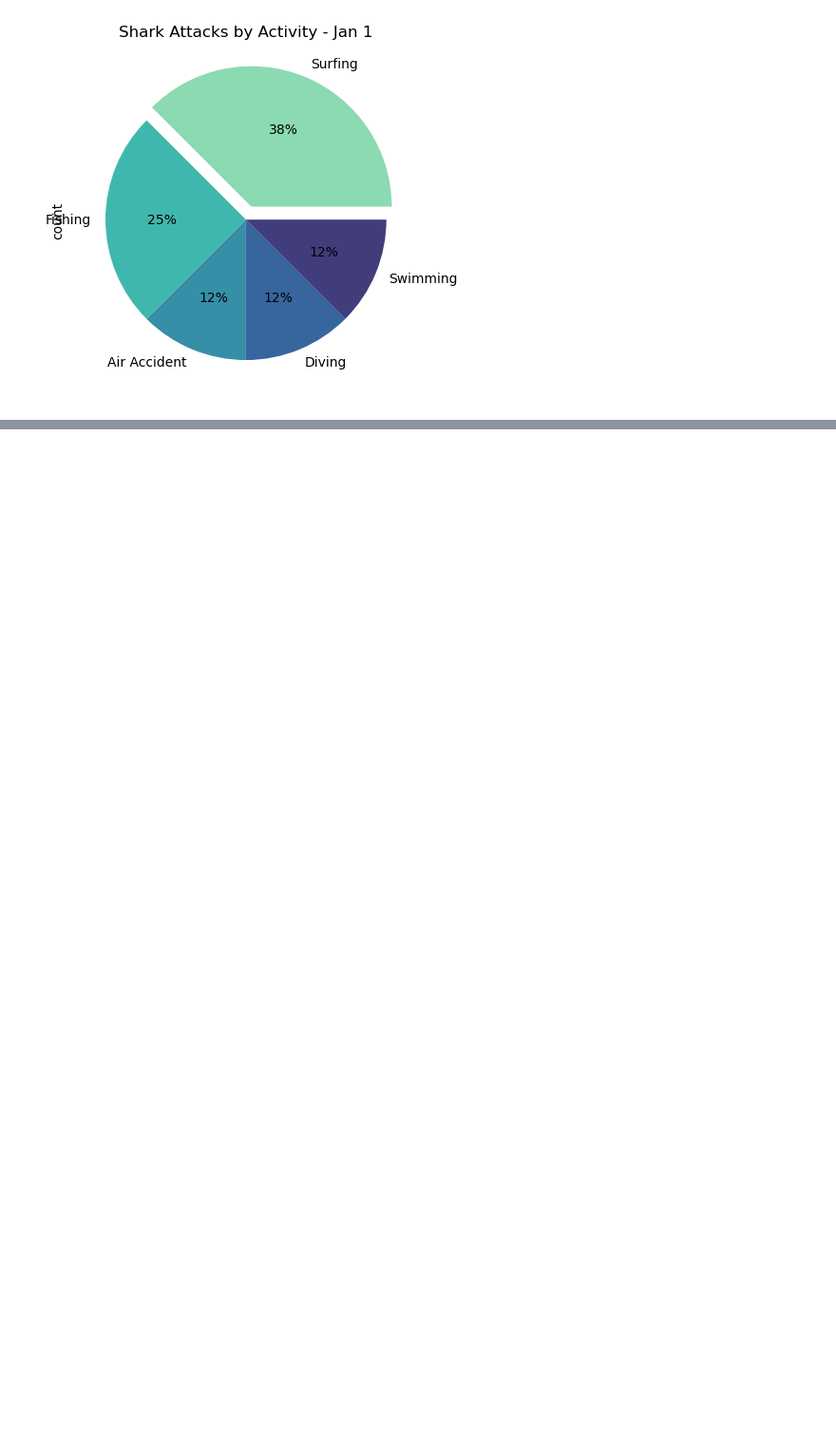
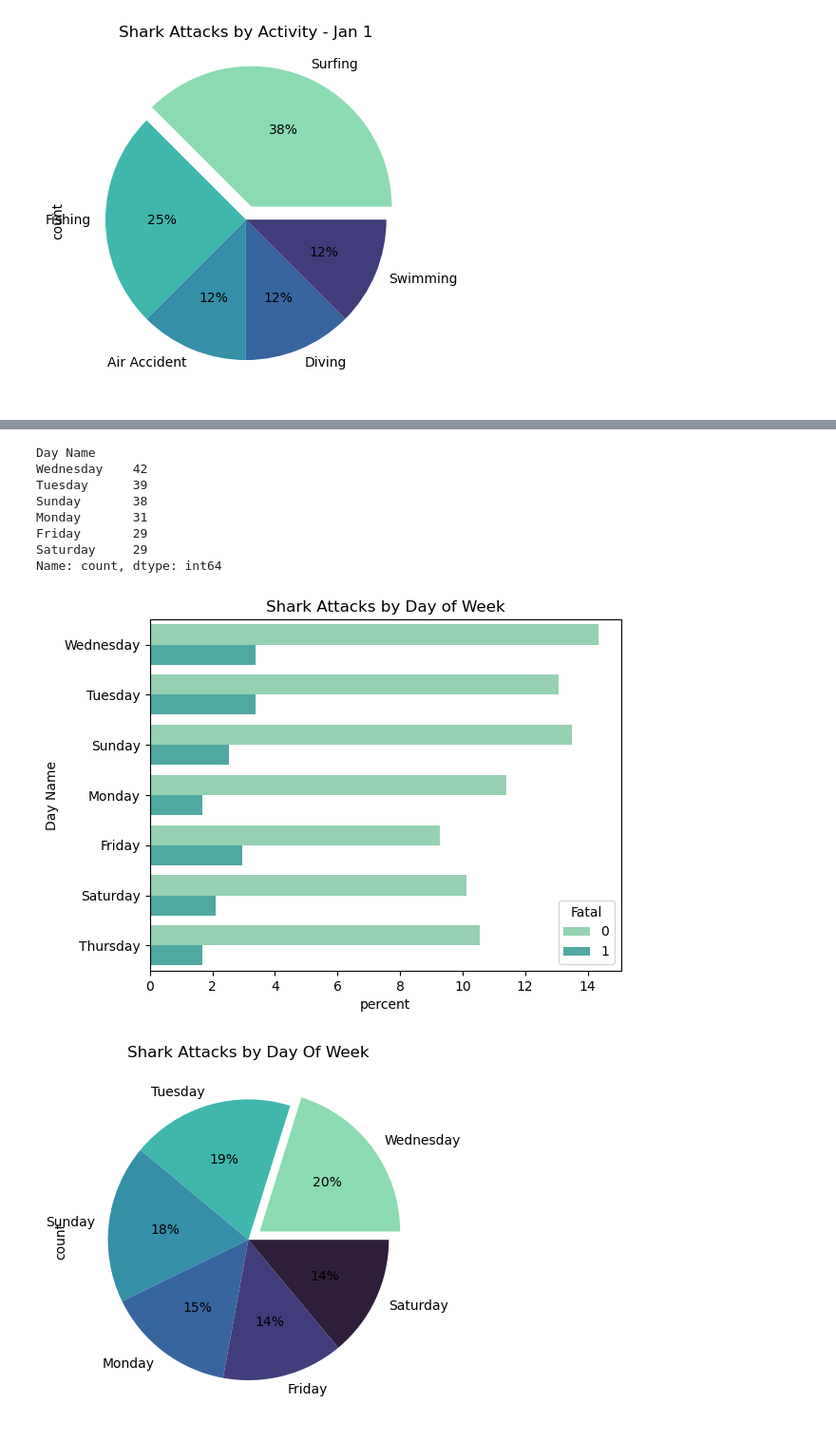
Before and after one commit to codevelvet/python-machine-learning, a Jupyter notebook: ml-models/shark-attacks/logistic-regression/hawaii/hi-explore-data-shark-attacks.ipynb, the cells around one changed output, grey strips where cells are left out. Shown: that part at 95% size. Cells and saved outputs as stored; diff of their text form; code cells hidden in the pictures; blank space fills up the shorter version.

```diff
--- a/ml-models/shark-attacks/logistic-regression/hawaii/hi-explore-data-shark-attacks.ipynb
+++ b/ml-models/shark-attacks/logistic-regression/hawaii/hi-explore-data-shark-attacks.ipynb
@@ -992 +1005,41 @@ Name: count, dtype: int64
 [figure]
+# %%
+"""
+Day Name - Day of Week
+"""
+print(geo_df["Day Name"].value_counts().iloc[:6])
+
+"""
+Bar
+"""
+sns.set_palette(palette_r)
+sns.countplot(y="Day Name",
+              data=geo_df,
+              hue="Fatal",
+              stat="percent",
+              order=geo_df["Day Name"].value_counts().iloc[:20].index)
+plt.title("Shark Attacks by Day of Week")
+plt.show()
+
+"""
+Pie
+"""
+explode = [0.1, 0, 0, 0, 0, 0]
+geo_df["Day Name"].value_counts().iloc[:6].plot.pie(legend=False,
+                                             colors=sns.color_palette(palette_str_r),
+                                             explode=explode,
+                                             autopct="%1.0f%%")
+plt.title("Shark Attacks by Day Of Week")
+plt.savefig('attacks-by-day-of-week.png', dpi=400)
+plt.show()
+# %% [output]
+Day Name
+Wednesday    42
+Tuesday      39
+Sunday       38
+Monday       31
+Friday       29
+Saturday     29
+Name: count, dtype: int64
+[figure, added]
+[figure, added]
```
Also changed, not shown: parts of 4 cells of this notebook, 4 other files.
